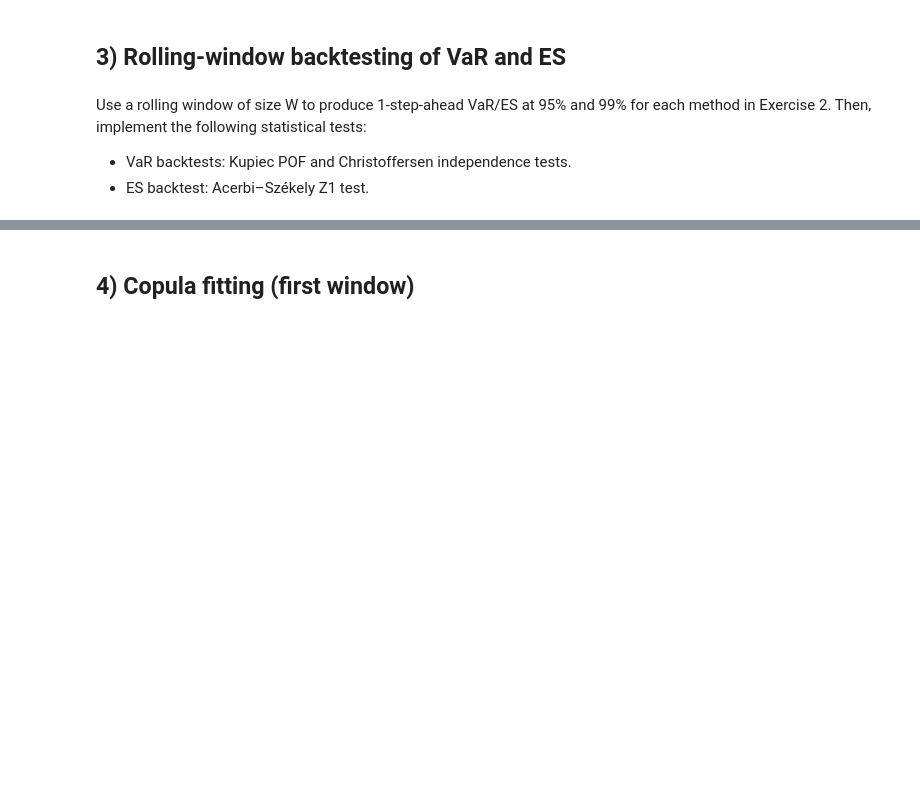
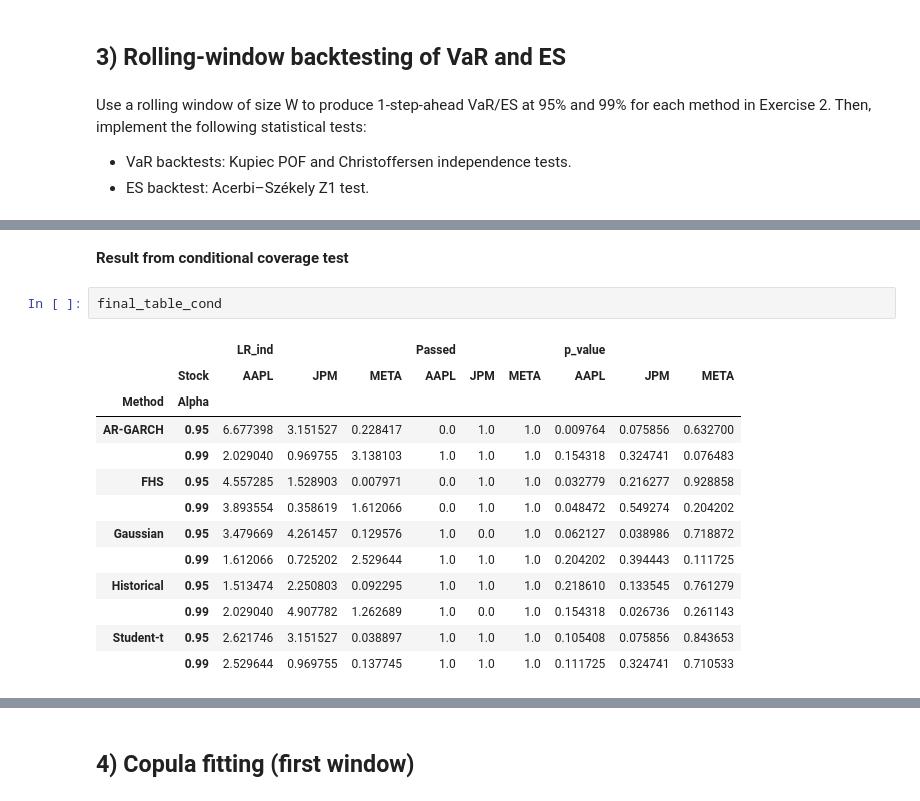
Before and after one commit to Tellefskofteland/QRM_project1, a Jupyter notebook: Project1_template_v2.ipynb, the cells around one changed output, grey strips where cells are left out. Cells and saved outputs as stored; diff of their text form; blank space fills up the shorter version.

```diff
--- a/Project1_template_v2.ipynb
+++ b/Project1_template_v2.ipynb
@@ -660,0 +929,18 @@ Use a rolling window of size W to produce 1-step-ahead VaR/ES at 95% and 99% for
+# %% [markdown]
+**Result from conditional coverage test**
+# %%
+final_table_cond
+# %% [output]
+|  |  | LR_ind |  |  | Passed |  |  | p_value |  |  |
+|  | Stock | AAPL | JPM | META | AAPL | JPM | META | AAPL | JPM | META |
+| Method | Alpha |  |  |  |  |  |  |  |  |  |
+| AR-GARCH | 0.95 | 6.677398 | 3.151527 | 0.228417 | 0.0 | 1.0 | 1.0 | 0.009764 | 0.075856 | 0.632700 |
+|  | 0.99 | 2.029040 | 0.969755 | 3.138103 | 1.0 | 1.0 | 1.0 | 0.154318 | 0.324741 | 0.076483 |
+| FHS | 0.95 | 4.557285 | 1.528903 | 0.007971 | 0.0 | 1.0 | 1.0 | 0.032779 | 0.216277 | 0.928858 |
+|  | 0.99 | 3.893554 | 0.358619 | 1.612066 | 0.0 | 1.0 | 1.0 | 0.048472 | 0.549274 | 0.204202 |
+| Gaussian | 0.95 | 3.479669 | 4.261457 | 0.129576 | 1.0 | 0.0 | 1.0 | 0.062127 | 0.038986 | 0.718872 |
+|  | 0.99 | 1.612066 | 0.725202 | 2.529644 | 1.0 | 1.0 | 1.0 | 0.204202 | 0.394443 | 0.111725 |
+| Historical | 0.95 | 1.513474 | 2.250803 | 0.092295 | 1.0 | 1.0 | 1.0 | 0.218610 | 0.133545 | 0.761279 |
+|  | 0.99 | 2.029040 | 4.907782 | 1.262689 | 1.0 | 0.0 | 1.0 | 0.154318 | 0.026736 | 0.261143 |
+| Student-t | 0.95 | 2.621746 | 3.151527 | 0.038897 | 1.0 | 1.0 | 1.0 | 0.105408 | 0.075856 | 0.843653 |
+|  | 0.99 | 2.529644 | 0.969755 | 0.137745 | 1.0 | 1.0 | 1.0 | 0.111725 | 0.324741 | 0.710533 |
```
Also changed, not shown: parts of 29 cells of this notebook.
